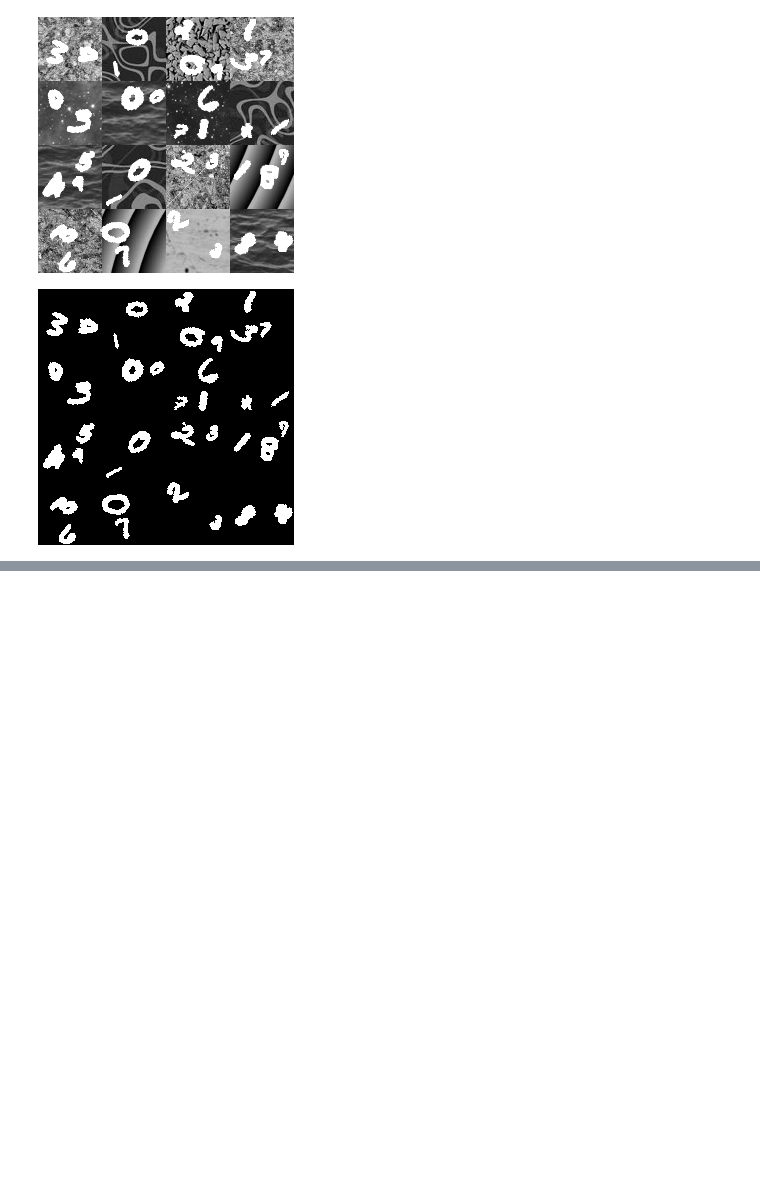
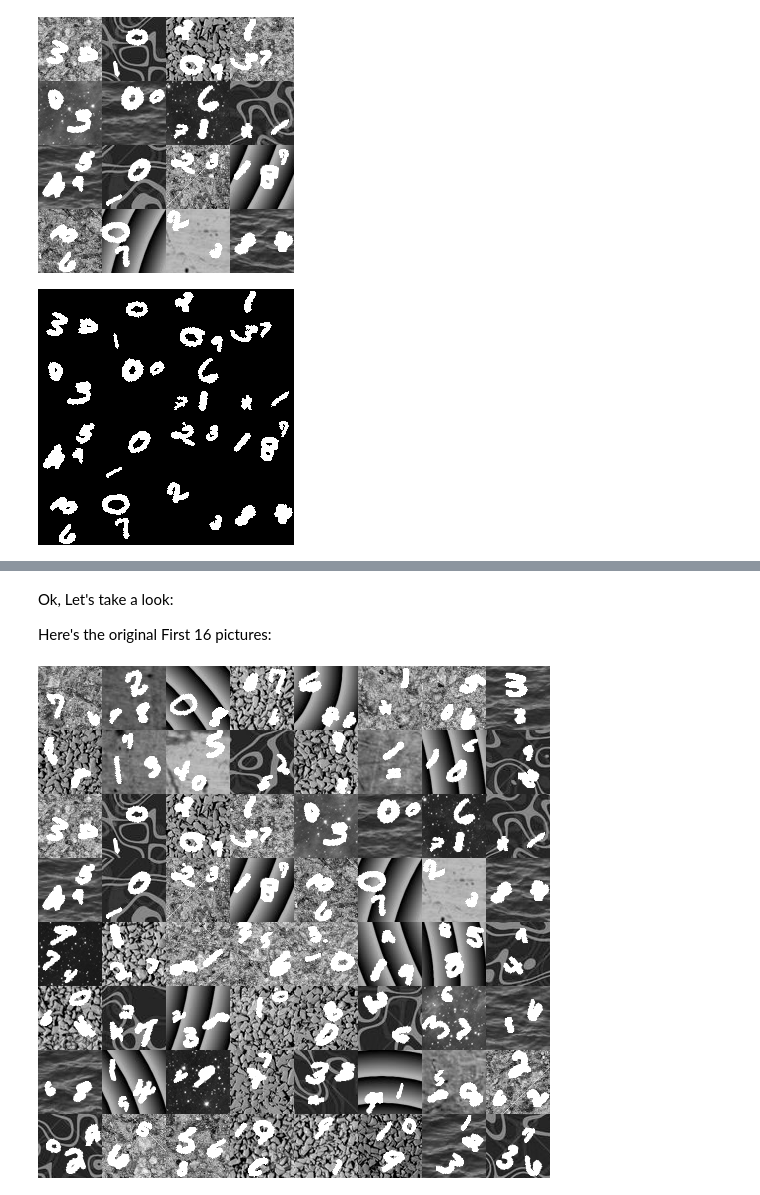
Before and after one commit to tamirbennatan/EMNIST-Classification, a Jupyter notebook: feature_engineering/Basic-Cleanup.ipynb, the cells around one changed output, grey strips where cells are left out. Cells and saved outputs as stored; diff of their text form; code cells hidden in the pictures; blank space fills up the shorter version.

```diff
--- a/feature_engineering/Basic-Cleanup.ipynb
+++ b/feature_engineering/Basic-Cleanup.ipynb
@@ -123,0 +223,9 @@ Excellent.
+# %% [markdown]
+Ok, Let's take a look:
+
+Here's the original First 16 pictures:
+# %%
+result = gallery(X_test[0:64], ncols = 8)
+Image.fromarray(result).convert("L")
+# %% [output]
+[figure, added]
```
Also changed, not shown: parts of 10 cells of this notebook.
